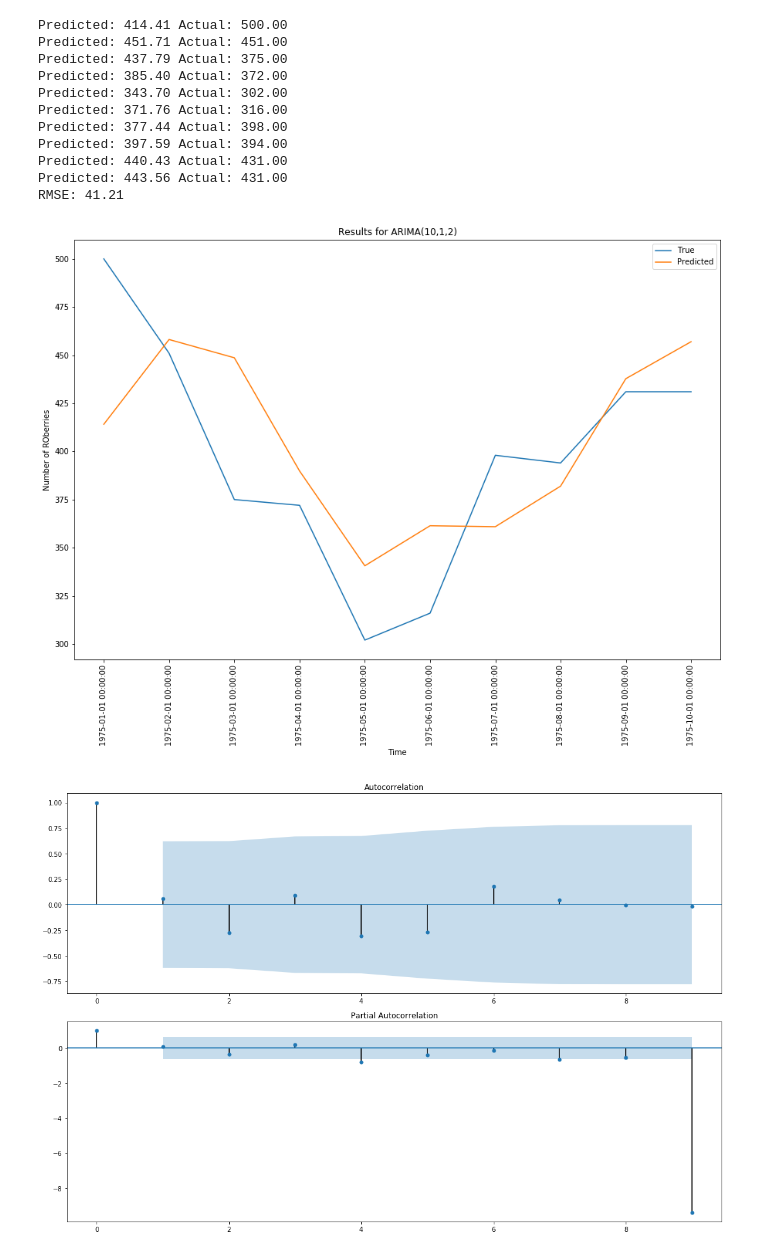
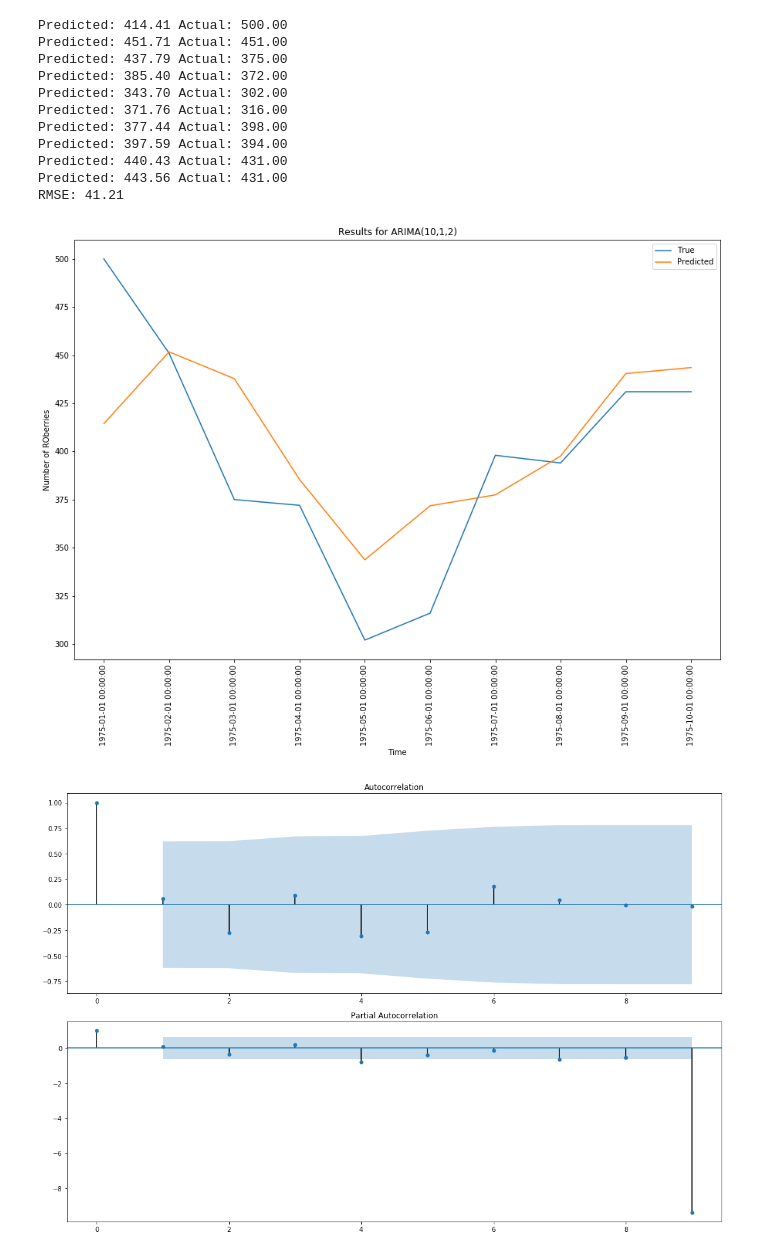
Before and after one commit to emmanuel-boly/ARIMA-Monthly-Armed-Robberies-in-Boston, a Jupyter notebook: Model.ipynb, the cells around one changed output. Cells and saved outputs as stored; diff of their text form; code cells hidden in the pictures.

```diff
--- a/Model.ipynb
+++ b/Model.ipynb
@@ -560,15 +560,16 @@ RMSE: 41.21
 # %%
 plt.figure(figsize=(15,10))
 plt.plot(dev_data.values, label='True')
-plt.plot(predictions, label='Predicted')
+plt.plot(prediction, label='Predicted')
 plt.xticks(np.linspace(0,9, 10), dev_data.index, rotation=90 )
 plt.ylabel('Number of ROberries')
 plt.xlabel('Time')
 plt.legend()
 plt.title('Results for ARIMA(10,1,2)')
+plt.savefig(fname='Results.jpg', dpi=300)
 plt.show()
 # %% [output]
-[figure, old version]
+[figure, new version]
 # %%
 # compute residuals
 final_arima_rsd = [dev_data[i] - prediction[i] for i in range(len(dev_data))]
```
